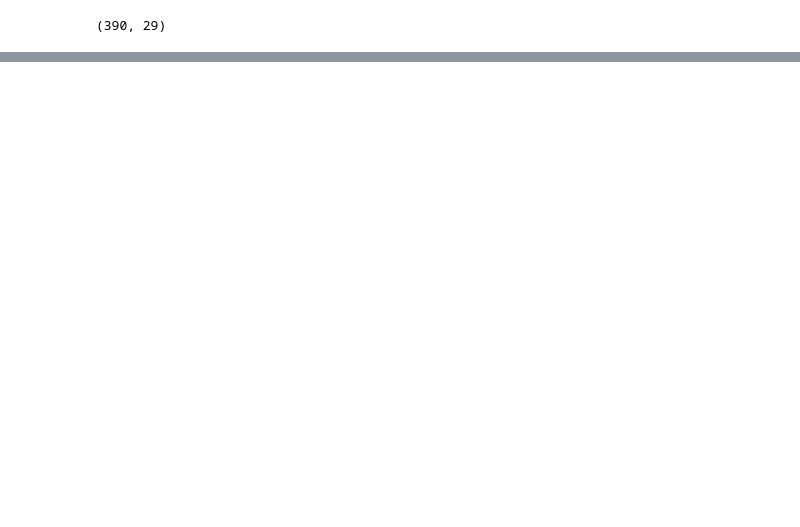
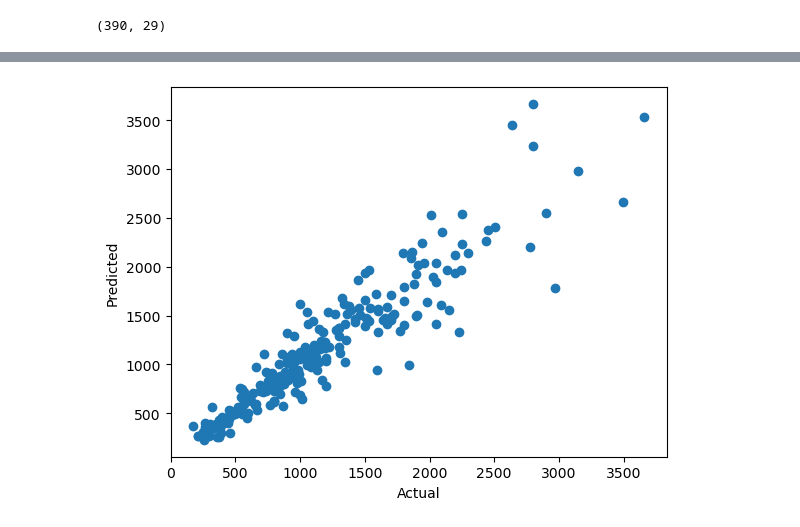
Before and after one commit to BedirhanDurmus/DestekYanimda.AI, a Jupyter notebook: notebook/EDA_TABLET.ipynb, the cells around one changed output, grey strips where cells are left out. Saved outputs shown, nothing was run; the diff lists cells and outputs as text; code cells hidden in the pictures; blank space fills up the shorter version.

Commit message:
çoklu veri setleri için EDA yapıldı modeller çıkarıldı ve artifacts dosyasına kaydedildi

```diff
--- a/notebook/EDA_TABLET.ipynb
+++ b/notebook/EDA_TABLET.ipynb
@@ -121,0 +214,2 @@ memory usage: 88.5+ KB
+# %%
+y = tablet['price']
@@ -121,0 +231,13 @@ memory usage: 88.5+ KB
+# %%
+from sklearn.preprocessing import StandardScaler
+from sklearn.compose import ColumnTransformer
+
+num_features = X.select_dtypes(exclude="object").columns
+numeric_transformer = StandardScaler()
+preprocessor = ColumnTransformer(
+    [
+         ("StandardScaler", numeric_transformer, num_features),
+    ]
+)
+# %%
+X = preprocessor.fit_transform(X)
@@ -121,0 +248,5 @@ memory usage: 88.5+ KB
+# %%
+# separate dataset into train and test
+from sklearn.model_selection import train_test_split
+X_train, X_test, y_train, y_test = train_test_split(X,y,test_size=0.2,random_state=42)
+X_train.shape, X_test.shape
@@ -121,0 +327,6 @@ memory usage: 88.5+ KB
+# %%
+plt.scatter(y_test,y_pred);
+plt.xlabel('Actual');
+plt.ylabel('Predicted');
+# %% [output]
+[figure, added]
```
Also changed, not shown: parts of 31 cells of this notebook, 15 other files.
